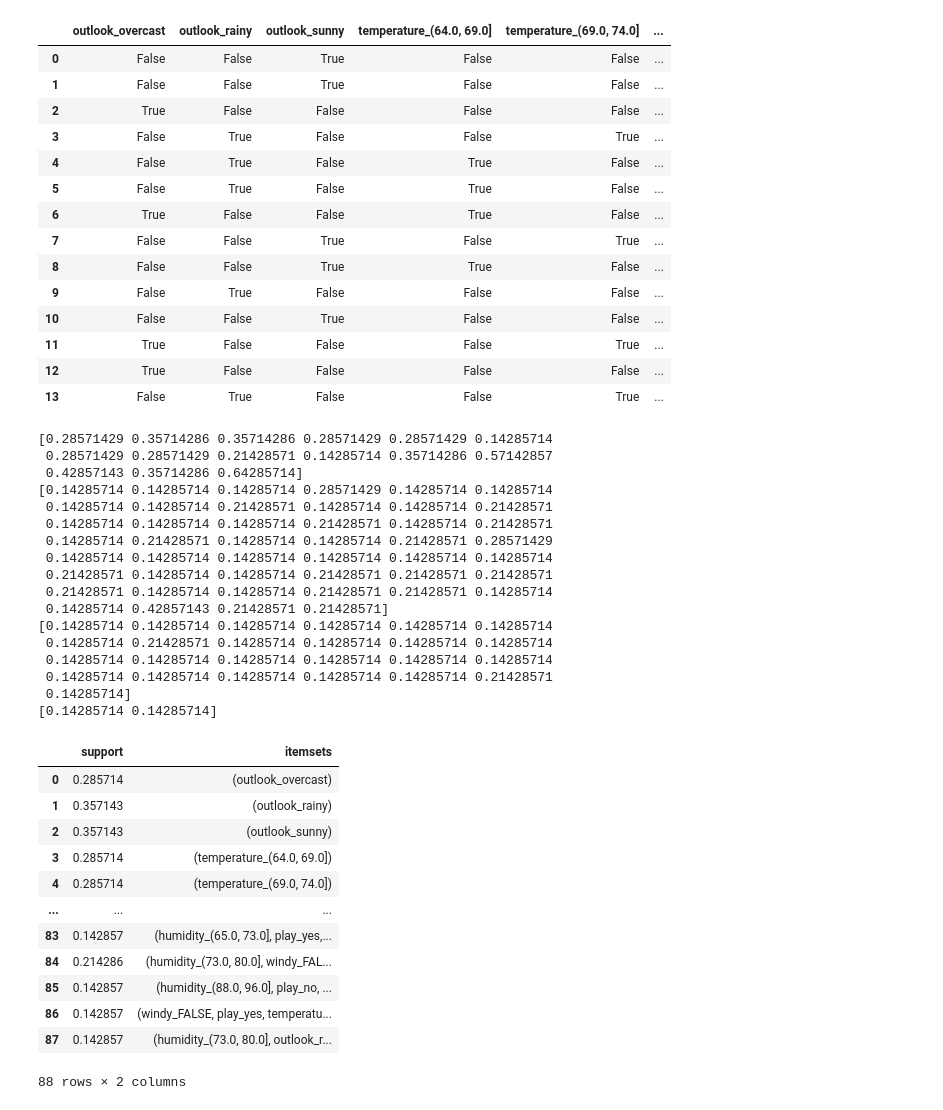
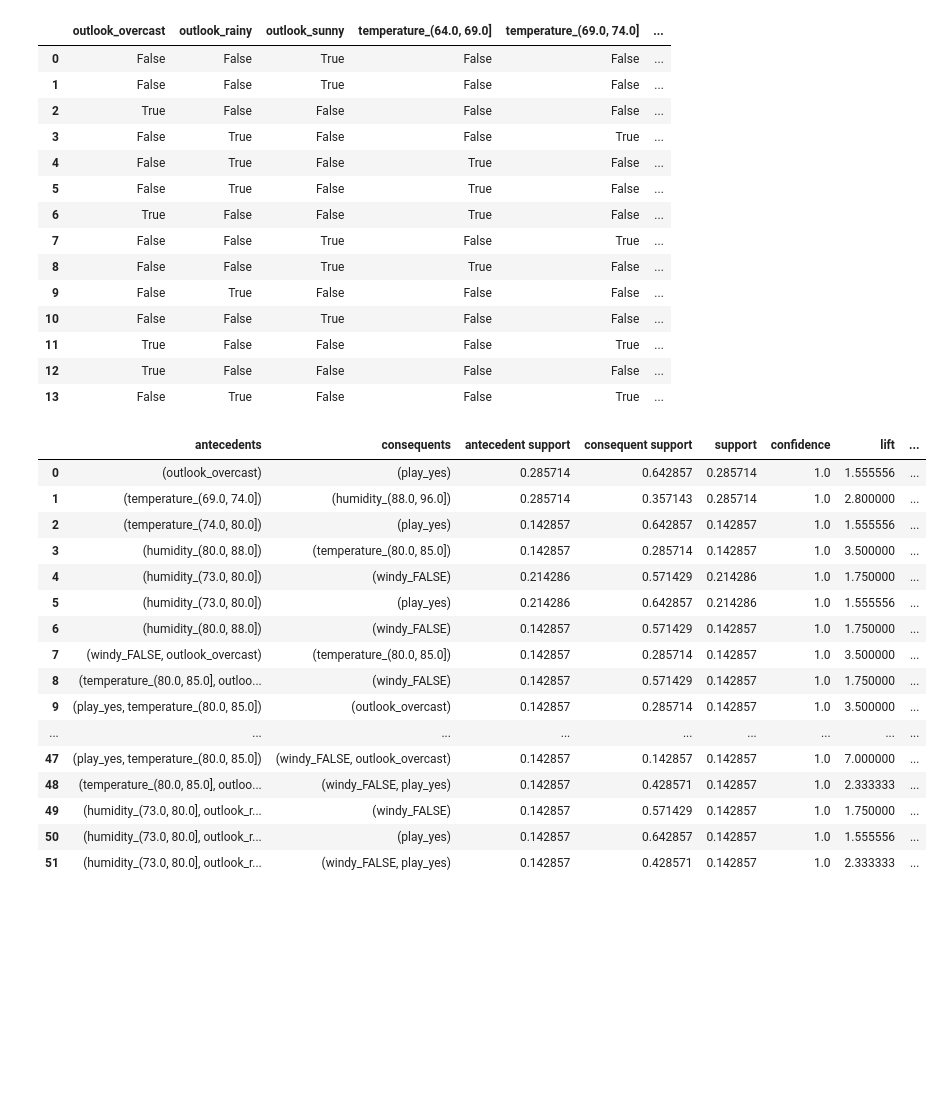
Before and after one commit to segganeadel/USTHB-Projects, a Jupyter notebook: M1/datamining/apriori/test.ipynb, the cells around one changed output. Drawn from its saved outputs; the diff is of its cells as text; code cells hidden in the pictures; blank space fills up the shorter version.

```diff
--- a/M1/datamining/apriori/test.ipynb
+++ b/M1/datamining/apriori/test.ipynb
@@ -161,38 +160,7 @@ def dict_to_df(df, itemset_dict, support_dict, use_colnames=False):
     return res_df
 # %%
 itemsets,support = aprioriclose(df, min_support=0.1)
-dict_to_df(df,itemsets,support,use_colnames=True)
+itemsss = dict_to_df(df,itemsets,support,use_colnames=True)
-# %% [output]
-[0.28571429 0.35714286 0.35714286 0.28571429 0.28571429 0.14285714
- 0.28571429 0.28571429 0.21428571 0.14285714 0.35714286 0.57142857
- 0.42857143 0.35714286 0.64285714]
-[0.14285714 0.14285714 0.14285714 0.28571429 0.14285714 0.14285714
- 0.14285714 0.14285714 0.21428571 0.14285714 0.14285714 0.21428571
- 0.14285714 0.14285714 0.14285714 0.21428571 0.14285714 0.21428571
- 0.14285714 0.21428571 0.14285714 0.14285714 0.21428571 0.28571429
- 0.14285714 0.14285714 0.14285714 0.14285714 0.14285714 0.14285714
- 0.21428571 0.14285714 0.14285714 0.21428571 0.21428571 0.21428571
- 0.21428571 0.14285714 0.14285714 0.21428571 0.21428571 0.14285714
- 0.14285714 0.42857143 0.21428571 0.21428571]
-[0.14285714 0.14285714 0.14285714 0.14285714 0.14285714 0.14285714
- 0.14285714 0.21428571 0.14285714 0.14285714 0.14285714 0.14285714
- 0.14285714 0.14285714 0.14285714 0.14285714 0.14285714 0.14285714
- 0.14285714 0.14285714 0.14285714 0.14285714 0.14285714 0.21428571
- 0.14285714]
-[0.14285714 0.14285714]
-|  | support | itemsets |
-| 0 | 0.285714 | (outlook_overcast) |
-| 1 | 0.357143 | (outlook_rainy) |
-| 2 | 0.357143 | (outlook_sunny) |
-| 3 | 0.285714 | (temperature_(64.0, 69.0]) |
-| 4 | 0.285714 | (temperature_(69.0, 74.0]) |
-| ... | ... | ... |
-| 83 | 0.142857 | (humidity_(65.0, 73.0], play_yes,... |
-| 84 | 0.214286 | (humidity_(73.0, 80.0], windy_FAL... |
-| 85 | 0.142857 | (humidity_(88.0, 96.0], play_no, ... |
-| 86 | 0.142857 | (windy_FALSE, play_yes, temperatu... |
-| 87 | 0.142857 | (humidity_(73.0, 80.0], outlook_r... |
-88 rows × 2 columns
 # %%
 def association_rules1(df, metric="confidence", min_threshold=0.8, support_only=False):
 
@@ -299,3 +267,23 @@ def association_rules1(df, metric="confidence", min_threshold=0.8, support_only=
                 df_res[m] = metric_dict[m](sAC, sA, sC)
 
         return df_res
+# %%
+association_rules1(itemsss)
+# %% [output]
+|  | antecedents | consequents | antecedent support | consequent support | support | confidence | lift | ... |
+| 0 | (outlook_overcast) | (play_yes) | 0.285714 | 0.642857 | 0.285714 | 1.0 | 1.555556 | ... |
+| 1 | (temperature_(69.0, 74.0]) | (humidity_(88.0, 96.0]) | 0.285714 | 0.357143 | 0.285714 | 1.0 | 2.800000 | ... |
+| 2 | (temperature_(74.0, 80.0]) | (play_yes) | 0.142857 | 0.642857 | 0.142857 | 1.0 | 1.555556 | ... |
+| 3 | (humidity_(80.0, 88.0]) | (temperature_(80.0, 85.0]) | 0.142857 | 0.285714 | 0.142857 | 1.0 | 3.500000 | ... |
+| 4 | (humidity_(73.0, 80.0]) | (windy_FALSE) | 0.214286 | 0.571429 | 0.214286 | 1.0 | 1.750000 | ... |
+| 5 | (humidity_(73.0, 80.0]) | (play_yes) | 0.214286 | 0.642857 | 0.214286 | 1.0 | 1.555556 | ... |
+| 6 | (humidity_(80.0, 88.0]) | (windy_FALSE) | 0.142857 | 0.571429 | 0.142857 | 1.0 | 1.750000 | ... |
+| 7 | (windy_FALSE, outlook_overcast) | (temperature_(80.0, 85.0]) | 0.142857 | 0.285714 | 0.142857 | 1.0 | 3.500000 | ... |
+| 8 | (temperature_(80.0, 85.0], outloo... | (windy_FALSE) | 0.142857 | 0.571429 | 0.142857 | 1.0 | 1.750000 | ... |
+| 9 | (play_yes, temperature_(80.0, 85.0]) | (outlook_overcast) | 0.142857 | 0.285714 | 0.142857 | 1.0 | 3.500000 | ... |
+| ... | ... | ... | ... | ... | ... | ... | ... | ... |
+| 47 | (play_yes, temperature_(80.0, 85.0]) | (windy_FALSE, outlook_overcast) | 0.142857 | 0.142857 | 0.142857 | 1.0 | 7.000000 | ... |
+| 48 | (temperature_(80.0, 85.0], outloo... | (windy_FALSE, play_yes) | 0.142857 | 0.428571 | 0.142857 | 1.0 | 2.333333 | ... |
+| 49 | (humidity_(73.0, 80.0], outlook_r... | (windy_FALSE) | 0.142857 | 0.571429 | 0.142857 | 1.0 | 1.750000 | ... |
+| 50 | (humidity_(73.0, 80.0], outlook_r... | (play_yes) | 0.142857 | 0.642857 | 0.142857 | 1.0 | 1.555556 | ... |
+| 51 | (humidity_(73.0, 80.0], outlook_r... | (windy_FALSE, play_yes) | 0.142857 | 0.428571 | 0.142857 | 1.0 | 2.333333 | ... |
```
Also changed, not shown: parts of 2 cells of this notebook, 16 other files.
